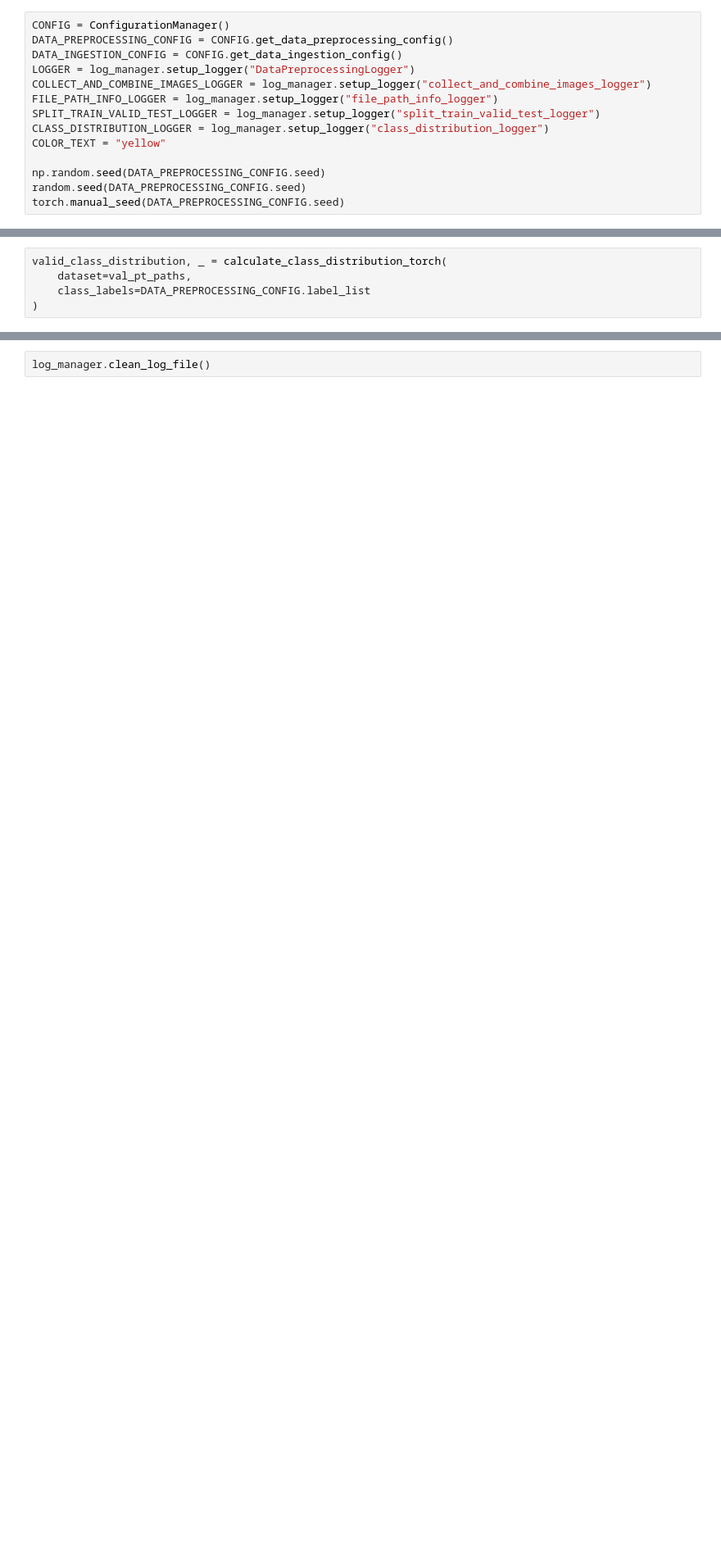
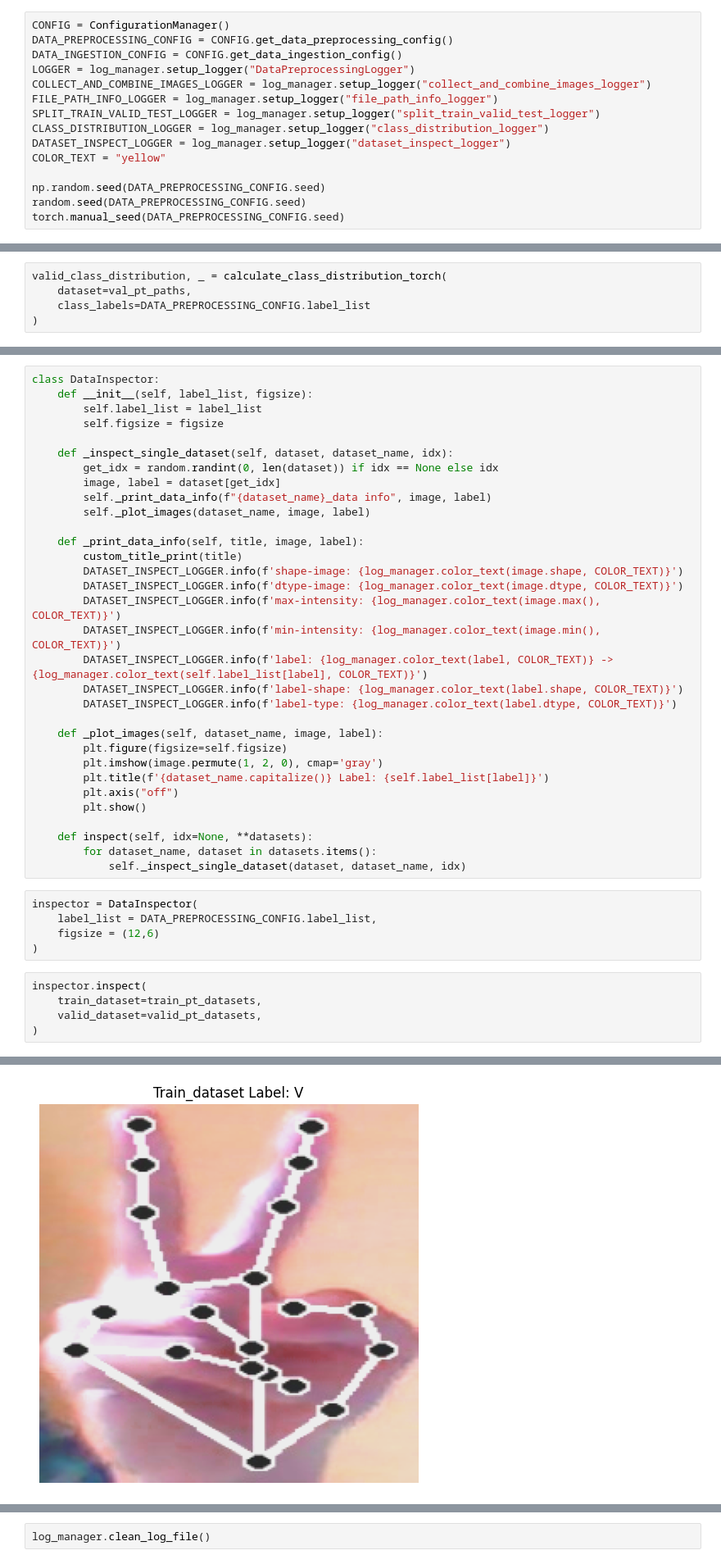
Before and after one commit to AnggaDS01/SIBI-Classification-ML-Projects-Pytorch, a Jupyter notebook: notebooks/2. model_experimentation.ipynb, the cells around one changed output, grey strips where cells are left out. Shown at 82% size. Cells and saved outputs as stored; diff of their text form; blank space fills up the shorter version.

```diff
--- a/notebooks/2. model_experimentation.ipynb
+++ b/notebooks/2. model_experimentation.ipynb
@@ -35,6 +38,7 @@ COLLECT_AND_COMBINE_IMAGES_LOGGER = log_manager.setup_logger("collect_and_combin
 FILE_PATH_INFO_LOGGER = log_manager.setup_logger("file_path_info_logger")
 SPLIT_TRAIN_VALID_TEST_LOGGER = log_manager.setup_logger("split_train_valid_test_logger")
 CLASS_DISTRIBUTION_LOGGER = log_manager.setup_logger("class_distribution_logger")
+DATASET_INSPECT_LOGGER = log_manager.setup_logger("dataset_inspect_logger")
 COLOR_TEXT = "yellow"
 
 np.random.seed(DATA_PREPROCESSING_CONFIG.seed)
@@ -655,0 +812,43 @@ print_class_distribution(valid_class_distribution)
+# %%
+class DataInspector:
+    def __init__(self, label_list, figsize):
+        self.label_list = label_list
+        self.figsize = figsize
+
+    def _inspect_single_dataset(self, dataset, dataset_name, idx):
+        get_idx = random.randint(0, len(dataset)) if idx == None else idx
+        image, label = dataset[get_idx]
+        self._print_data_info(f"{dataset_name}_data info", image, label)
+        self._plot_images(dataset_name, image, label)
+
+    def _print_data_info(self, title, image, label):
+        custom_title_print(title)
+        DATASET_INSPECT_LOGGER.info(f'shape-image: {log_manager.color_text(image.shape, COLOR_TEXT)}')
+        DATASET_INSPECT_LOGGER.info(f'dtype-image: {log_manager.color_text(image.dtype, COLOR_TEXT)}')
+        DATASET_INSPECT_LOGGER.info(f'max-intensity: {log_manager.color_text(image.max(), COLOR_TEXT)}')
+        DATASET_INSPECT_LOGGER.info(f'min-intensity: {log_manager.color_text(image.min(), COLOR_TEXT)}')
+        DATASET_INSPECT_LOGGER.info(f'label: {log_manager.color_text(label, COLOR_TEXT)} -> {log_manager.color_text(self.label_list[label], COLOR_TEXT)}')
+        DATASET_INSPECT_LOGGER.info(f'label-shape: {log_manager.color_text(label.shape, COLOR_TEXT)}')
+        DATASET_INSPECT_LOGGER.info(f'label-type: {log_manager.color_text(label.dtype, COLOR_TEXT)}')
+
+    def _plot_images(self, dataset_name, image, label):
+        plt.figure(figsize=self.figsize)
+        plt.imshow(image.permute(1, 2, 0), cmap='gray')
+        plt.title(f'{dataset_name.capitalize()} Label: {self.label_list[label]}')
+        plt.axis("off")
+        plt.show()
+
+    def inspect(self, idx=None, **datasets):
+        for dataset_name, dataset in datasets.items():
+            self._inspect_single_dataset(dataset, dataset_name, idx)
+# %%
+inspector = DataInspector(
+    label_list = DATA_PREPROCESSING_CONFIG.label_list,
+    figsize = (12,6)
+)
+# %%
+inspector.inspect(
+    train_dataset=train_pt_datasets,
+    valid_dataset=valid_pt_datasets,
+)
+# %% [output]
@@ -655,0 +863 @@ print_class_distribution(valid_class_distribution)
+[figure, added]
```
Also changed, not shown: parts of 18 cells of this notebook, 3 other files.
